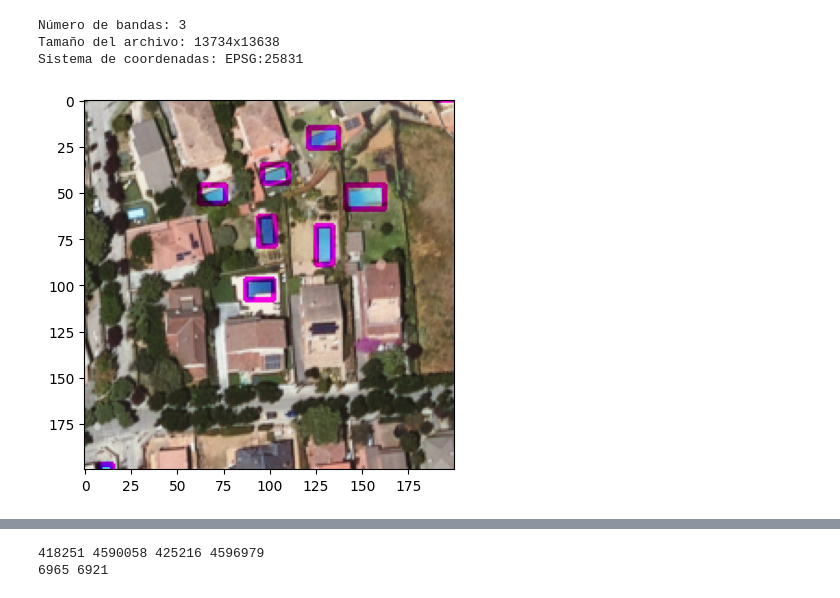
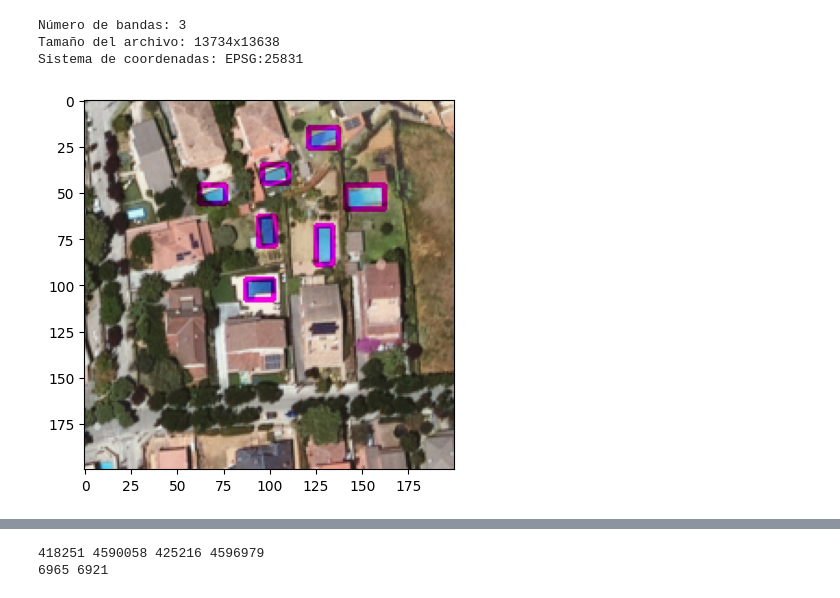
Before and after one commit to Robertus0/TFG, a Jupyter notebook: src/create_data.ipynb, the cells around one changed output, grey strips where cells are left out. Drawn from its saved outputs; the diff is of its cells as text; code cells hidden in the pictures.

```diff
--- a/src/create_data.ipynb
+++ b/src/create_data.ipynb
@@ -70,25 +89,27 @@ def cxcywh_to_xyxy(coordenadas):
 # %%
 # Lee el archivo shapefile
 regions = gpd.read_file('..\\data\\Zona\\clean\\bt5mv20sh0f286122hp1r060.shp')
 
 xmin_window, ymin_window, xmax_window, ymax_window = 420660, 4590892, 420660+100, 4590892+100
 
 # Recorta el GeoTIFF según las coordenadas de la window
 window = rasterio.windows.from_bounds(xmin_window, ymin_window, xmax_window, ymax_window, dataset.transform)
 clipped_data = dataset.read(window=window)
 clipped_data = np.moveaxis(clipped_data, 0, -1)
 
-# Muestra todas las regiones de interés en la window
-for region in regions.geometry:
+area = Polygon([(xmin_window, ymin_window), (xmax_window, ymin_window), (xmax_window, ymax_window), (xmin_window, ymax_window)])
+
+for region in regions[regions.geometry.covered_by(area)].geometry:
+
     xmin, ymin, xmax, ymax = region.bounds
 
     xmin, ymin, xmax, ymax = image_to_window((xmin, ymin, xmax, ymax), (xmin_window, ymin_window), dataset.transform, clipped_data.shape)
 
     # Dibuja los rectángulos
     cv2.rectangle(clipped_data[:, :, 1], (int(xmin), int(ymin)), (int(xmax), int(ymax)), (0, 255, 0), 2)
 
 # Visualiza la ventana con los rectángulos
 plt.imshow(clipped_data)
 plt.show()
 # %% [output]
-[figure, old version]
+[figure, new version]
```
Also changed, not shown: parts of 15 cells of this notebook.
